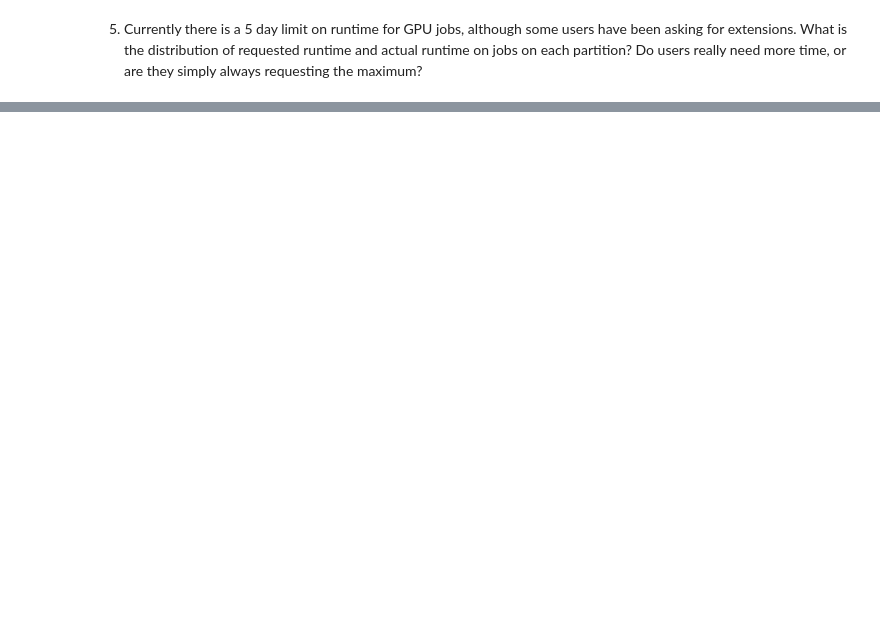
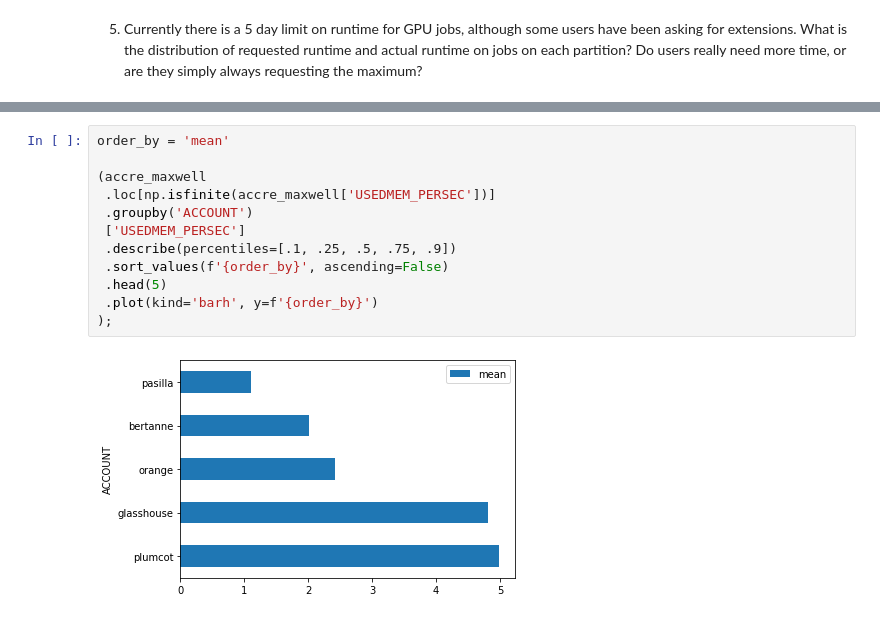
Before and after one commit to tomoumer/accre_project-pizza, a Jupyter notebook: notebooks/TU_accre_project.ipynb, the cells around one changed output, grey strips where cells are left out. Cells and saved outputs as stored; diff of their text form; blank space fills up the shorter version.

```diff
--- a/notebooks/TU_accre_project.ipynb
+++ b/notebooks/TU_accre_project.ipynb
@@ -1261,0 +1176,14 @@ Name: JOBID, Length: 119, dtype: int64
+# %%
+order_by = 'mean'
+
+(accre_maxwell
+ .loc[np.isfinite(accre_maxwell['USEDMEM_PERSEC'])]
+ .groupby('ACCOUNT')
+ ['USEDMEM_PERSEC']
+ .describe(percentiles=[.1, .25, .5, .75, .9])
+ .sort_values(f'{order_by}', ascending=False)
+ .head(5)
+ .plot(kind='barh', y=f'{order_by}')
+);
+# %% [output]
+[figure, added]
```
Also changed, not shown: parts of 108 cells of this notebook.
